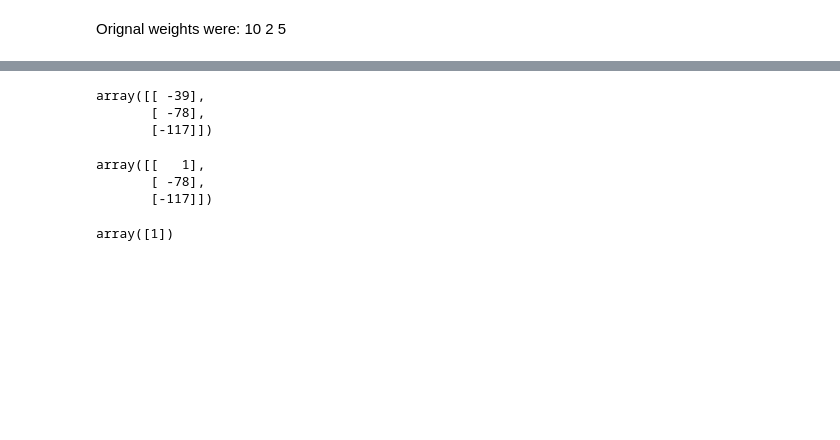
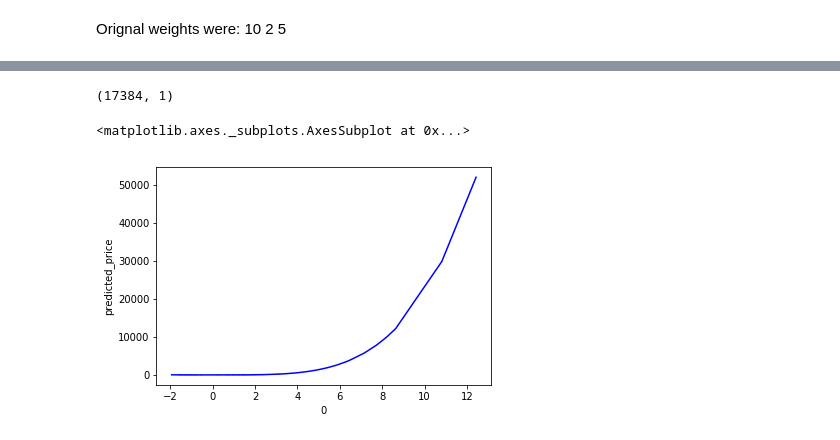
Before and after one commit to nauman-chaudhary/LinearRegression, a Jupyter notebook: Ridge Regression - L2 Regularization.ipynb, the cells around one changed output, grey strips where cells are left out. Saved outputs shown, nothing was run; the diff lists cells and outputs as text; code cells hidden in the pictures; blank space fills up the shorter version.

```diff
--- a/Ridge Regression - L2 Regularization.ipynb
+++ b/Ridge Regression - L2 Regularization.ipynb
@@ -123,0 +128,3 @@ np.multiply(w,1-2*ss*l2)
+# %%
+data = normalize_data(data)
+data.shape
@@ -123,0 +135,3 @@ np.multiply(w,1-2*ss*l2)
+# %%
+data = plynomial_features_generation(data,4)
+data.shape
@@ -123,0 +165,5 @@ np.multiply(w,1-2*ss*l2)
+# %%
+start_time = time.time()
+i,weights_l2_1e11, grads, costs = gradient_descent(x=data, y=target,alpha=1e-12,tolerance_cost=1e-7,
+                                               tolerance_gradient=1e-7, max_iter=1000,l2_regularization=1e11)
+end_time = time.time()
@@ -123,0 +189,14 @@ np.multiply(w,1-2*ss*l2)
+# %%
+plt.figure(figsize=(10,10))
+
+result_l2_0 = weights_l2_0[0] + weights_l2_0[1]*data[:,0] + weights_l2_0[2]*data[:,1] + weights_l2_0[3]*data[:,2] + weights_l2_0[4]*data[:,3]
+temp_df_small_l2 = pd.DataFrame(data)
+temp_df_small_l2['predicted_price'] = result_l2_0
+sns.scatterplot(data=temp_df_small_l2,x=0,y='predicted_price',color='r')
+
+result_l2_1e11 = weights_l2_1e11[0] + weights_l2_1e11[1]*data[:,0] + weights_l2_1e11[2]*data[:,1] + weights_l2_1e11[3]*data[:,2] + weights_l2_1e11[4]*data[:,3]
+temp_df_big_l2 = pd.DataFrame(data)
+temp_df_big_l2['predicted_price'] = result_l2_1e11
+sns.scatterplot(data=temp_df_big_l2,x=0,y='predicted_price',color='b')
+
+sns.scatterplot(data=house_train_data,x='sqft_living',y='price',color='g')
@@ -123,0 +222,9 @@ np.multiply(w,1-2*ss*l2)
+# %%
+target.shape
+# %% [output]
+(17384, 1)
+# %%
+sns.lineplot(data=temp_df_big_l2,x=0,y='predicted_price',color='b')
+# %% [output]
+<matplotlib.axes._subplots.AxesSubplot at 0x...>
+[figure, added]
@@ -128,17 +235,0 @@ l2 = 10
-# %%
-np.multiply(w,1-2*ss*l2)
-# %% [output]
-array([[ -39],
-       [ -78],
-       [-117]])
-# %%
-w = np.vstack((w[0],np.multiply(w[1:],1-2*ss*l2)))
-w
-# %% [output]
-array([[   1],
-       [ -78],
-       [-117]])
-# %%
-w[0]
-# %% [output]
-array([1])
```
Also changed, not shown: parts of 25 cells of this notebook.
